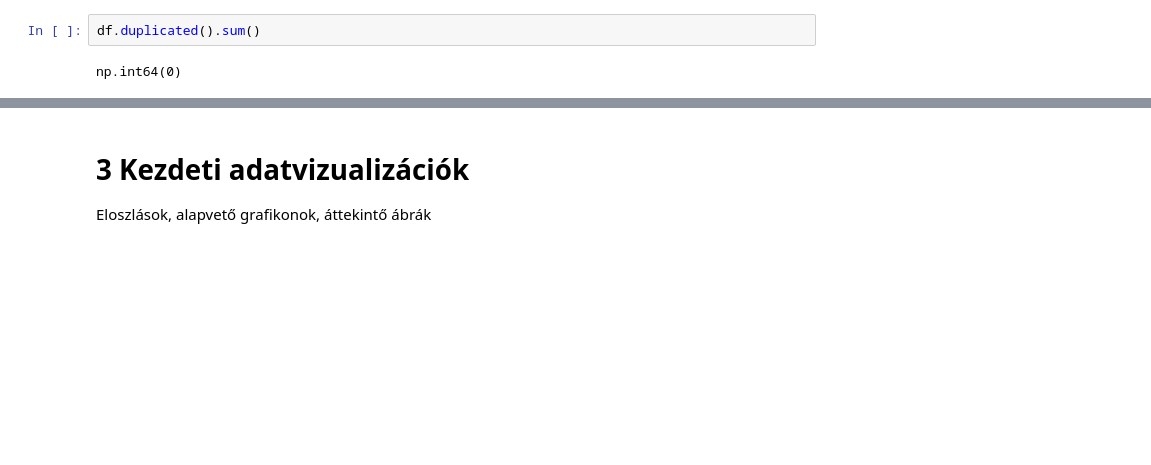
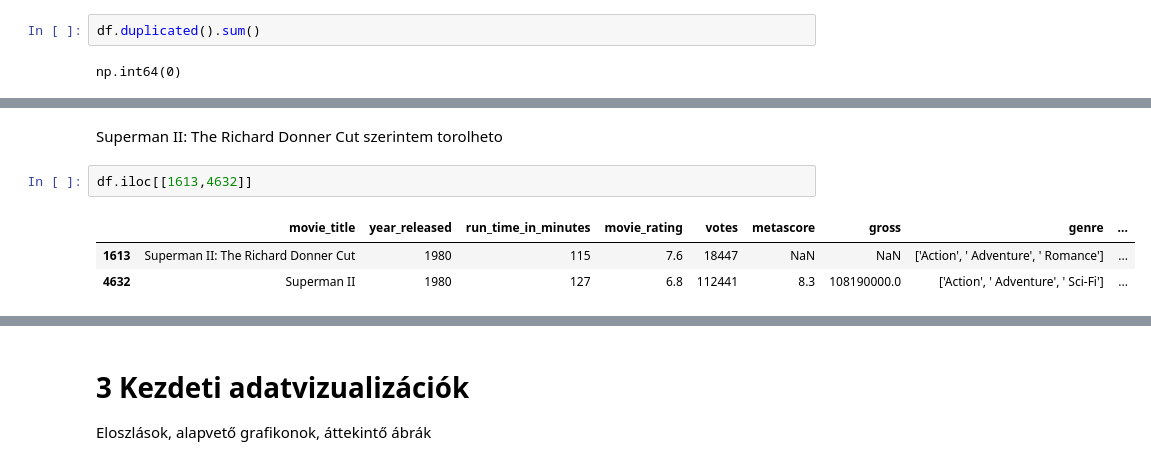
Before and after one commit to gutbrot/dataS, a Jupyter notebook: hw/EDA.ipynb, the cells around one changed output, grey strips where cells are left out. Cells and saved outputs as stored; diff of their text form; blank space fills up the shorter version.

```diff
--- a/hw/EDA.ipynb
+++ b/hw/EDA.ipynb
@@ -162,0 +323,8 @@ np.int64(0)
+# %% [markdown]
+Superman II: The Richard Donner Cut	szerintem torolheto
+# %%
+df.iloc[[1613,4632]]
+# %% [output]
+|  | movie_title | year_released | run_time_in_minutes | movie_rating | votes | metascore | gross | genre | ... |
+| 1613 | Superman II: The Richard Donner Cut | 1980 | 115 | 7.6 | 18447 | NaN | NaN | ['Action', ' Adventure', ' Romance'] | ... |
+| 4632 | Superman II | 1980 | 127 | 6.8 | 112441 | 8.3 | 108190000.0 | ['Action', ' Adventure', ' Sci-Fi'] | ... |
```
Also changed, not shown: parts of 34 cells of this notebook.
